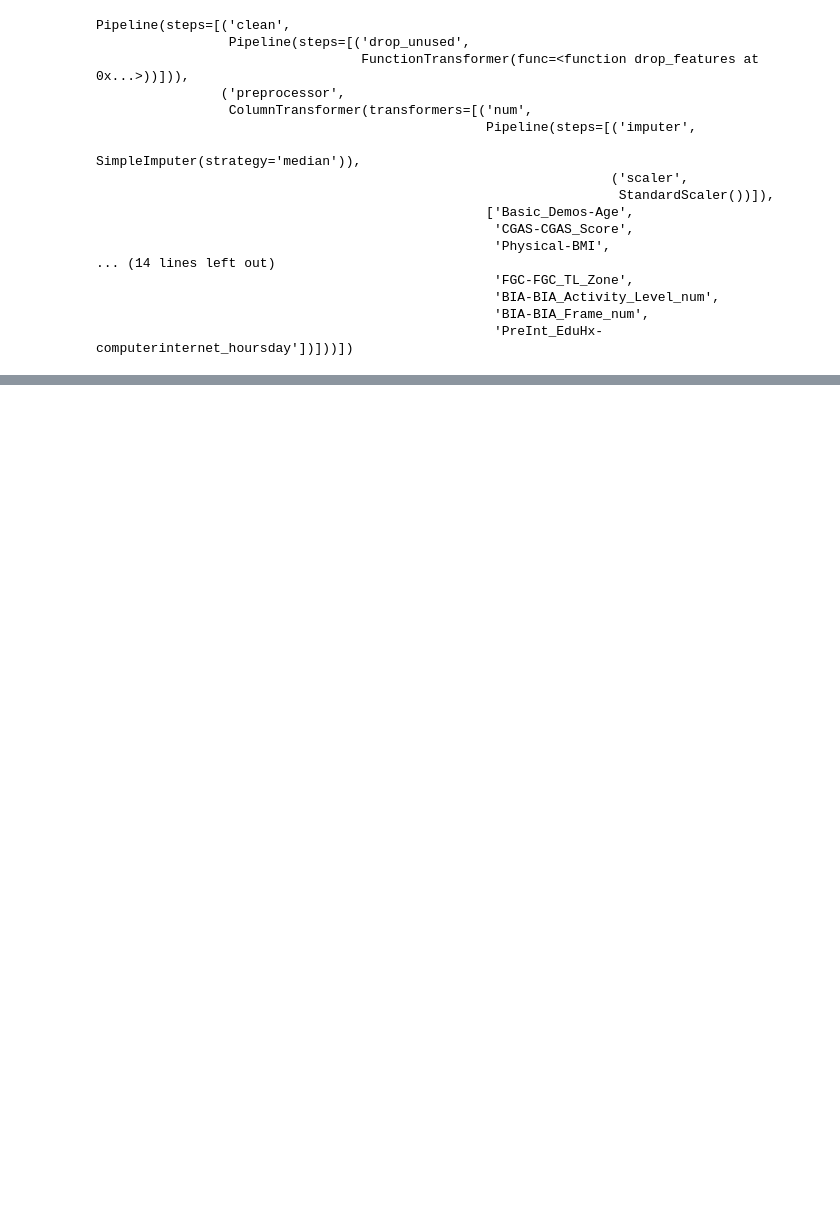
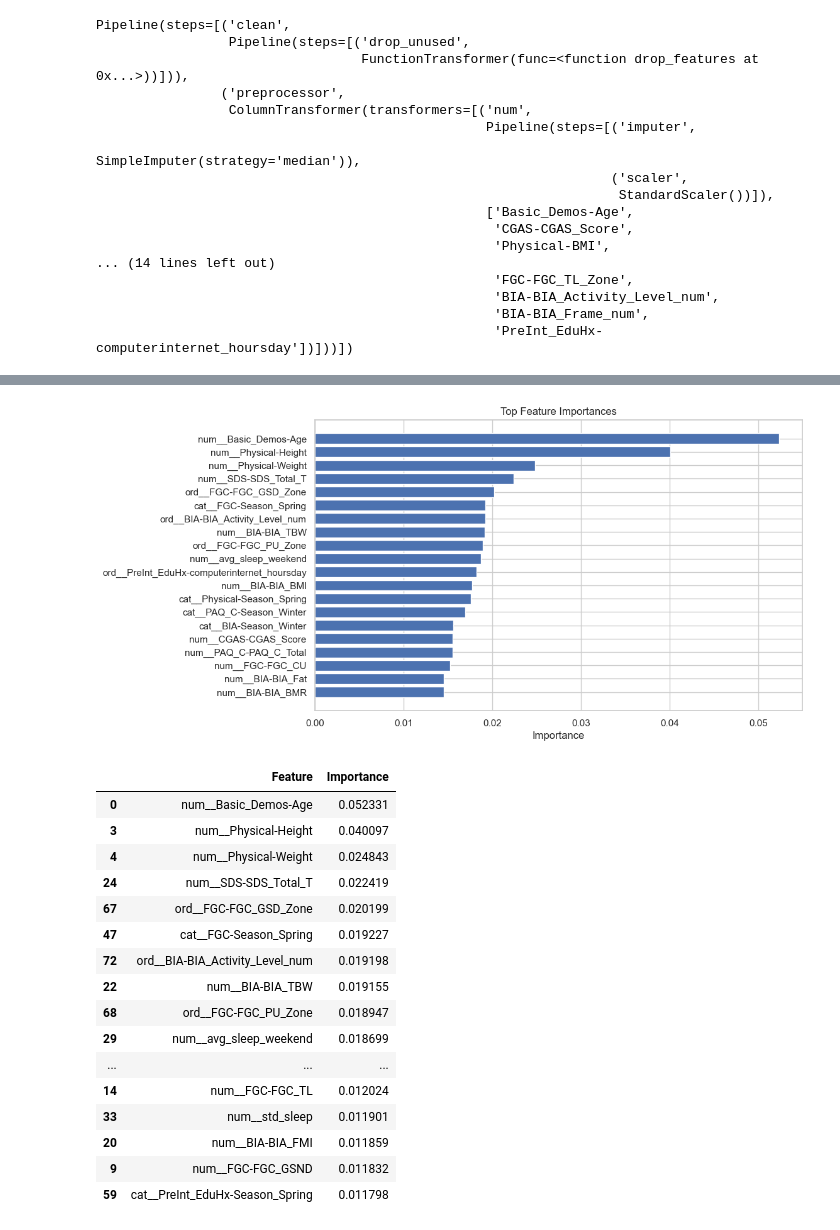
Before and after one commit to ulcaicedo31-hub/Taller-colaborativo, a Jupyter notebook: Sources/Proyecto.ipynb, the cells around one changed output, grey strips where cells are left out. Saved outputs shown, nothing was run; the diff lists cells and outputs as text; code cells hidden in the pictures; blank space fills up the shorter version.

```diff
--- a/Sources/Proyecto.ipynb
+++ b/Sources/Proyecto.ipynb
@@ -660,25 +777,21 @@ plot_rf_importance(model_rf, X_train.columns)
 # %%
 param_distr = {
-
     'n_estimators': [500, 400],
-    'learning_rate': [0.01,0.1],
-    'max_depth': [5, 7, 9],
+    'learning_rate': [0.01,0.02],
+    'max_depth': [4, 7, 9],
     'max_delta_step': [1, 5],
-    'min_child_weight': [1, 3, 5],
+    'min_child_weight': [1, 2, 5],
     'subsample': [0.8, 0.7],
-    'colsample_bytree': [0., 0.9],
-    'gamma': [0.2, 0, 0.1],
-    'reg_alpha': [0, 0.1],
-    'reg_lambda': [1, 10]
+    'colsample_bytree': [0.8, 0.9],
 }
 
+XB_model = XGBClassifier(
+    random_state=42
+)
 
-XB_model = XGBClassifier(random_state=42)
-
-grid = RandomizedSearchCV(estimator=XB_model, param_distributions=param_distr,n_iter=40,cv=3, scoring='f1_macro',random_state=42, n_jobs=-1, verbose=2)
+grid = RandomizedSearchCV(estimator=XB_model, param_distributions=param_distr,n_iter=30,cv=3, scoring=qwk_scorer,random_state=42, n_jobs=-1, verbose=2)
 
 grid.fit(X_train, y_train)
-
 print("Mejores parámetros:", grid.best_params_)
-print("f1_macro CV:", grid.best_score_)
+print("Quadratic Weighted Kappa CV:", grid.best_score_)
 # %% [output]
@@ -747,3 +871,35 @@ weighted avg       0.61      0.59      0.60       548
+# %%
+plot_rf_importance(model_XG, X_train.columns)
+
+names= X_train.columns
+importances = model_XG.feature_importances_
+importancia = []
+
+for name, importance in zip(names, importances):
+    importancia.append((name, importance))
+
+importancia_df = pd.DataFrame(importancia, columns=['Feature', 'Importance'])
+importancia_df = importancia_df.sort_values(by='Importance', ascending=False)
+importancia_df.head(40)
+# %% [output]
+[figure, added]
+|  | Feature | Importance |
+| 0 | num__Basic_Demos-Age | 0.052331 |
+| 3 | num__Physical-Height | 0.040097 |
+| 4 | num__Physical-Weight | 0.024843 |
+| 24 | num__SDS-SDS_Total_T | 0.022419 |
+| 67 | ord__FGC-FGC_GSD_Zone | 0.020199 |
+| 47 | cat__FGC-Season_Spring | 0.019227 |
+| 72 | ord__BIA-BIA_Activity_Level_num | 0.019198 |
+| 22 | num__BIA-BIA_TBW | 0.019155 |
+| 68 | ord__FGC-FGC_PU_Zone | 0.018947 |
+| 29 | num__avg_sleep_weekend | 0.018699 |
+| ... | ... | ... |
+| 14 | num__FGC-FGC_TL | 0.012024 |
+| 33 | num__std_sleep | 0.011901 |
+| 20 | num__BIA-BIA_FMI | 0.011859 |
+| 9 | num__FGC-FGC_GSND | 0.011832 |
+| 59 | cat__PreInt_EduHx-Season_Spring | 0.011798 |
 # %%
 param_grid = {
         'C': [0.1, 1, 10, 50],
```
Also changed, not shown: parts of 19 cells of this notebook.
